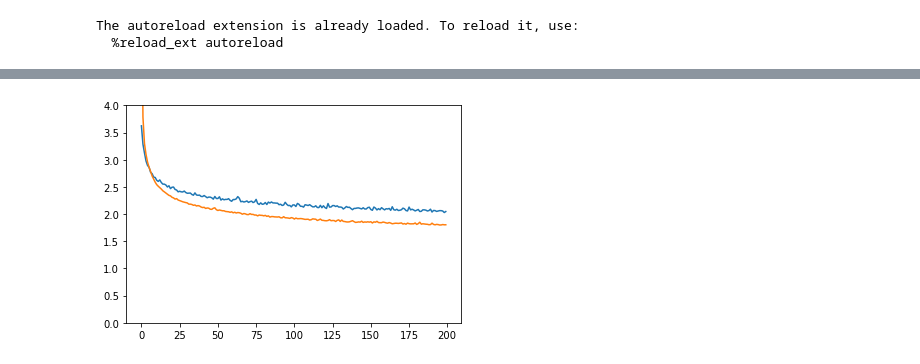
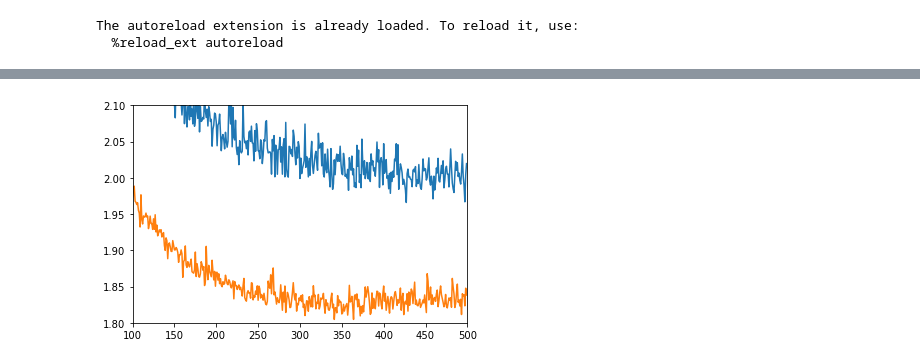
Before and after one commit to jessebmurray/ani2x_pdbbind, a Jupyter notebook: temp-analyze.ipynb, the cells around one changed output, grey strips where cells are left out. Saved outputs shown, nothing was run; the diff lists cells and outputs as text; code cells hidden in the pictures.

```diff
--- a/temp-analyze.ipynb
+++ b/temp-analyze.ipynb
@@ -39,6 +39,7 @@ plt.ylim(0, 4);
 # %%
 plt.plot(losses_rand_valid.mean(axis=0))
 plt.plot(losses_pre_valid.mean(axis=0));
-plt.ylim(0, 4);
+plt.ylim(1.8, 2.1);
+plt.xlim(100, 500);
 # %% [output]
-[figure, old version]
+[figure, new version]
```
Also changed, not shown: parts of 29 cells of this notebook, 2 other files.
